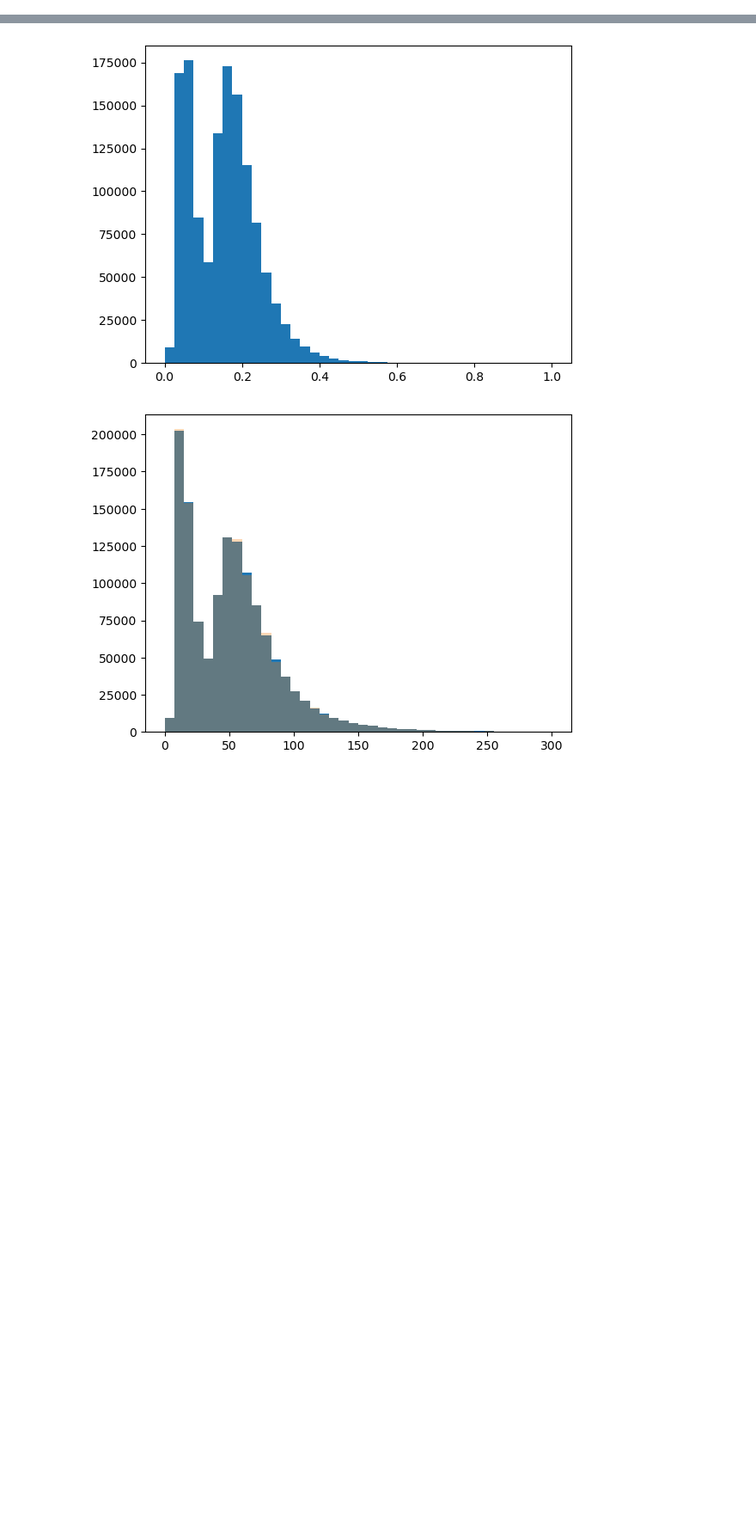
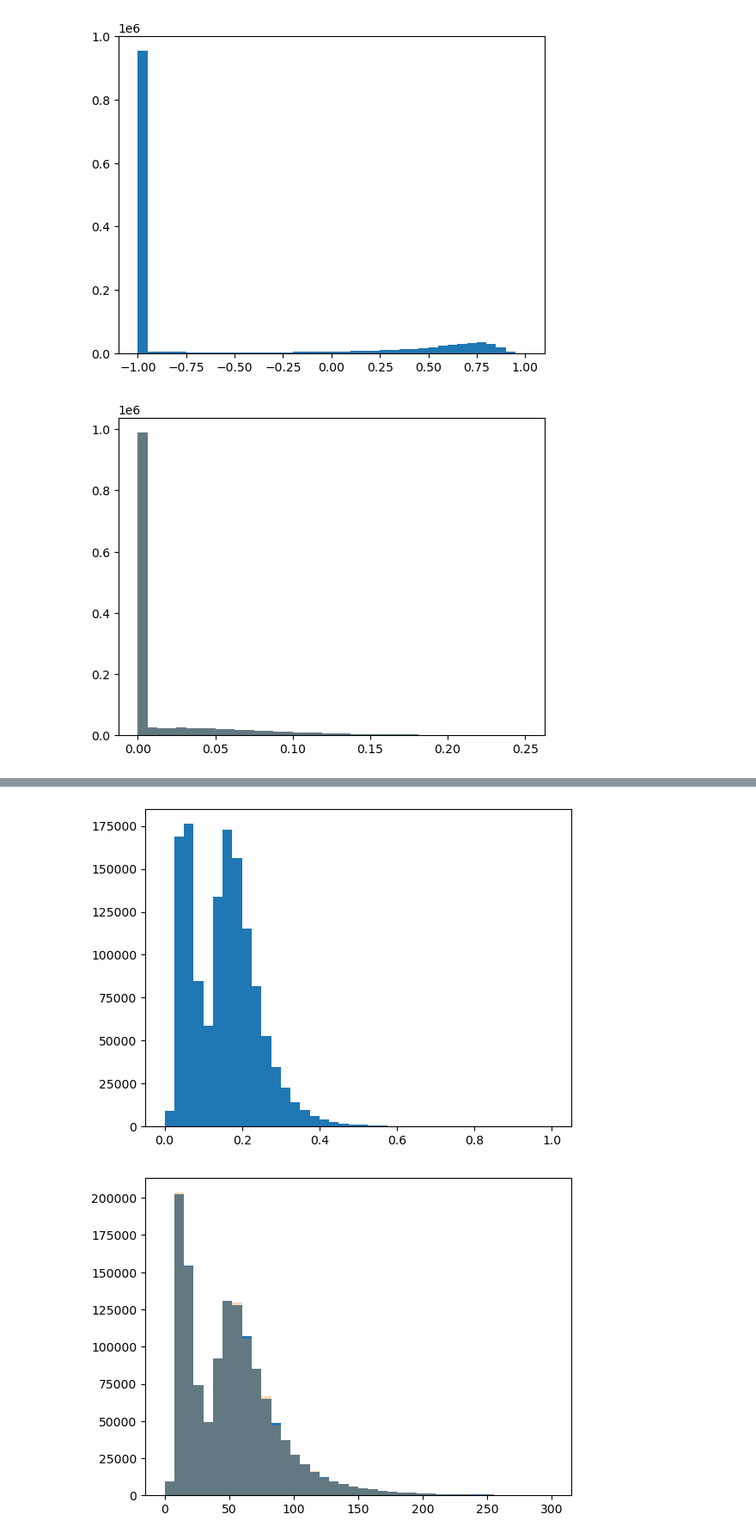
Before and after one commit to maxgalli/FlashSimStudies, a Jupyter notebook: preprocessing/study_photons.ipynb, the cells around one changed output, grey strips where cells are left out. Shown at 86% size. Saved outputs shown, nothing was run; the diff lists cells and outputs as text; code cells hidden in the pictures; blank space fills up the shorter version.

```diff
--- a/preprocessing/study_photons.ipynb
+++ b/preprocessing/study_photons.ipynb
@@ -37,0 +82,20 @@ Index(['GenPho_pt', 'GenPho_eta', 'GenPho_phi', 'GenPho_status',
+# %%
+pipe = Pipeline(
+    [
+        #('log_trans', FunctionTransformer(lambda x: np.log1p(x), inverse_func=lambda x: np.expm1(x))),
+        ('arctan_trans', FunctionTransformer(lambda x: np.arctan(x*50), inverse_func=lambda x: (np.tan(x))/50)),
+        ('scaler', MinMaxScaler((-1, 1)))
+    ]
+)
+
+orig_rng = (0, 0.25)
+var = df['RecoPho_esEnergyOverRawE'].values
+new_var = pipe.fit_transform(var.reshape(-1, 1))
+plt.hist(new_var, bins=40);
+plt.show()
+old_var = pipe.inverse_transform(new_var)
+plt.hist(var, bins=40, range=orig_rng);
+plt.hist(old_var, bins=40, range=orig_rng, alpha=0.3);
+# %% [output]
+[figure, added]
+[figure, added]
```
Also changed, not shown: parts of 5 cells of this notebook, 3 other files.
